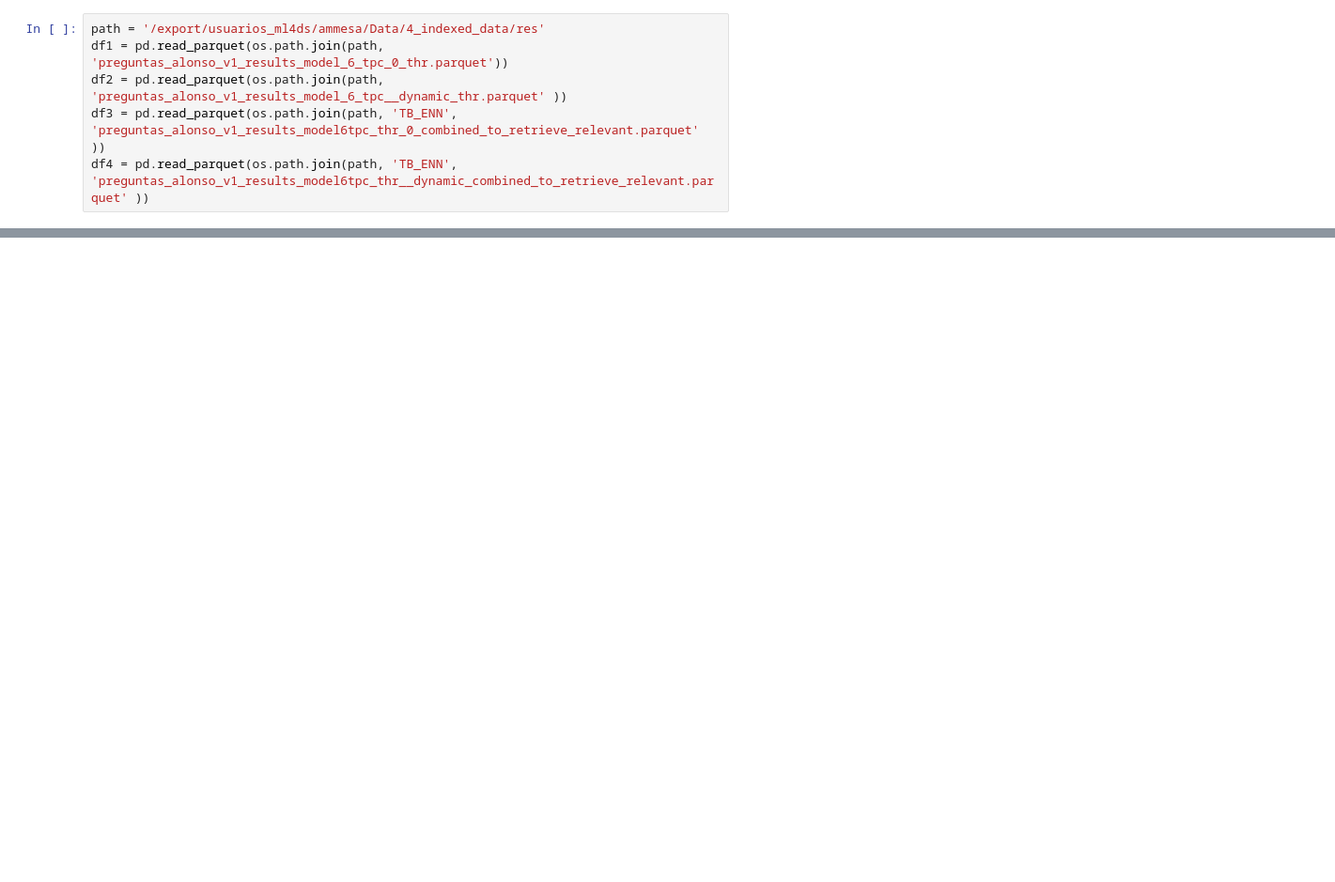
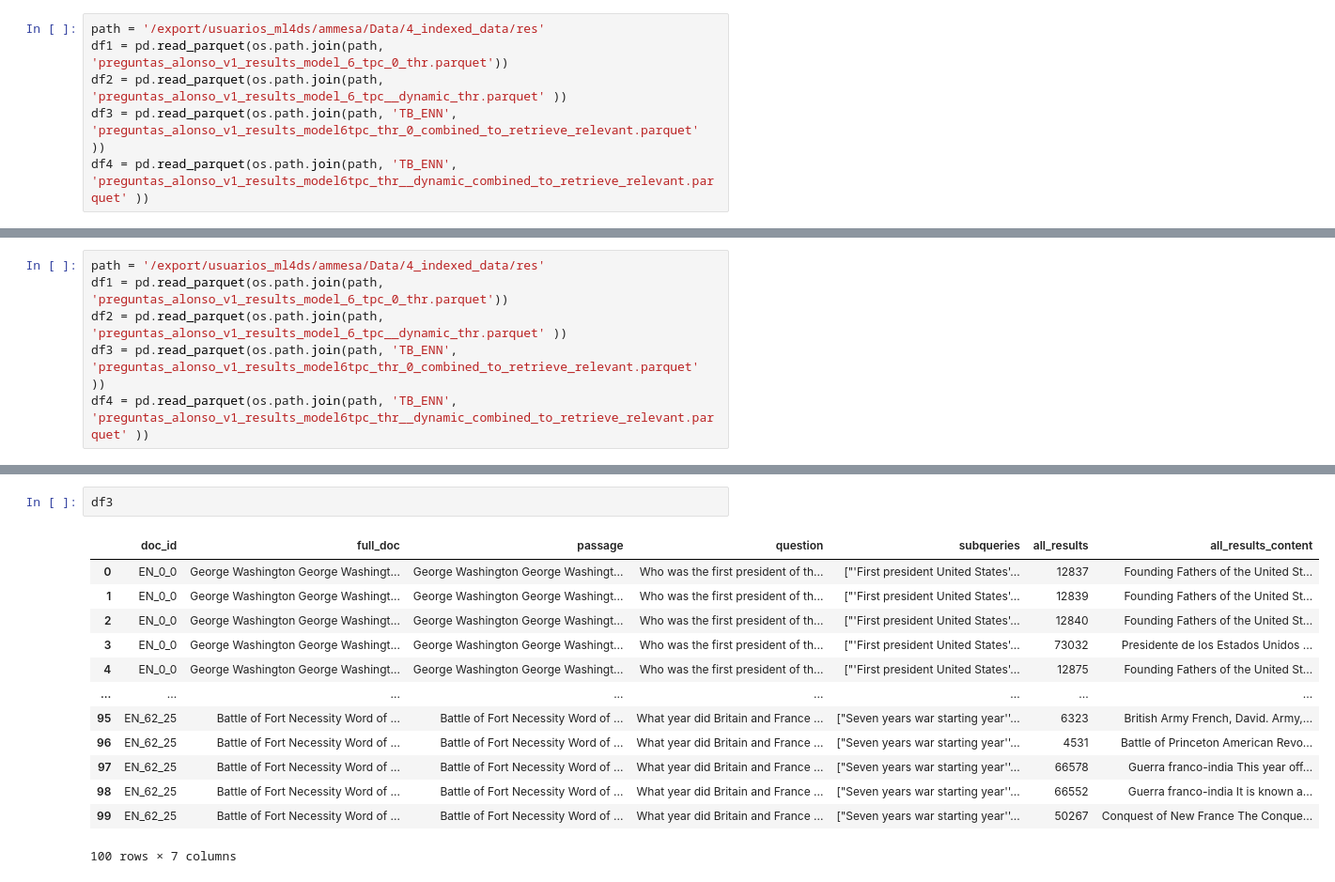
Before and after one commit to AlonsoMad/TFG-LLMs, a Jupyter notebook: notebooks/retrieve.ipynb, the cells around one changed output, grey strips where cells are left out. Shown at 94% size. Saved outputs shown, nothing was run; the diff lists cells and outputs as text; blank space fills up the shorter version.

Commit message:
Add comparisson in retrieve.ipynb and some todos in src/IRQ/indexer.py

```diff
--- a/notebooks/retrieve.ipynb
+++ b/notebooks/retrieve.ipynb
@@ -69,0 +74,6 @@ df4
+# %%
+path = '/export/usuarios_ml4ds/ammesa/Data/4_indexed_data/res'
+df1 = pd.read_parquet(os.path.join(path, 'preguntas_alonso_v1_results_model_6_tpc_0_thr.parquet'))
+df2 = pd.read_parquet(os.path.join(path, 'preguntas_alonso_v1_results_model_6_tpc__dynamic_thr.parquet' ))
+df3 = pd.read_parquet(os.path.join(path, 'TB_ENN', 'preguntas_alonso_v1_results_model6tpc_thr_0_combined_to_retrieve_relevant.parquet' ))
+df4 = pd.read_parquet(os.path.join(path, 'TB_ENN', 'preguntas_alonso_v1_results_model6tpc_thr__dynamic_combined_to_retrieve_relevant.parquet' ))
@@ -69,0 +108,16 @@ df4
+# %%
+df3
+# %% [output]
+|  | doc_id | full_doc | passage | question | subqueries | all_results | all_results_content |
+| 0 | EN_0_0 | George Washington George Washingt... | George Washington George Washingt... | Who was the first president of th... | ["'First president United States'... | 12837 | Founding Fathers of the United St... |
+| 1 | EN_0_0 | George Washington George Washingt... | George Washington George Washingt... | Who was the first president of th... | ["'First president United States'... | 12839 | Founding Fathers of the United St... |
+| 2 | EN_0_0 | George Washington George Washingt... | George Washington George Washingt... | Who was the first president of th... | ["'First president United States'... | 12840 | Founding Fathers of the United St... |
+| 3 | EN_0_0 | George Washington George Washingt... | George Washington George Washingt... | Who was the first president of th... | ["'First president United States'... | 73032 | Presidente de los Estados Unidos ... |
+| 4 | EN_0_0 | George Washington George Washingt... | George Washington George Washingt... | Who was the first president of th... | ["'First president United States'... | 12875 | Founding Fathers of the United St... |
+| ... | ... | ... | ... | ... | ... | ... | ... |
+| 95 | EN_62_25 | Battle of Fort Necessity Word of ... | Battle of Fort Necessity Word of ... | What year did Britain and France ... | ["Seven years war starting year''... | 6323 | British Army French, David. Army,... |
+| 96 | EN_62_25 | Battle of Fort Necessity Word of ... | Battle of Fort Necessity Word of ... | What year did Britain and France ... | ["Seven years war starting year''... | 4531 | Battle of Princeton American Revo... |
+| 97 | EN_62_25 | Battle of Fort Necessity Word of ... | Battle of Fort Necessity Word of ... | What year did Britain and France ... | ["Seven years war starting year''... | 66578 | Guerra franco-india This year off... |
+| 98 | EN_62_25 | Battle of Fort Necessity Word of ... | Battle of Fort Necessity Word of ... | What year did Britain and France ... | ["Seven years war starting year''... | 66552 | Guerra franco-india It is known a... |
+| 99 | EN_62_25 | Battle of Fort Necessity Word of ... | Battle of Fort Necessity Word of ... | What year did Britain and France ... | ["Seven years war starting year''... | 50267 | Conquest of New France The Conque... |
+100 rows × 7 columns
```
Also changed, not shown: parts of 9 cells of this notebook, 2 other files.
